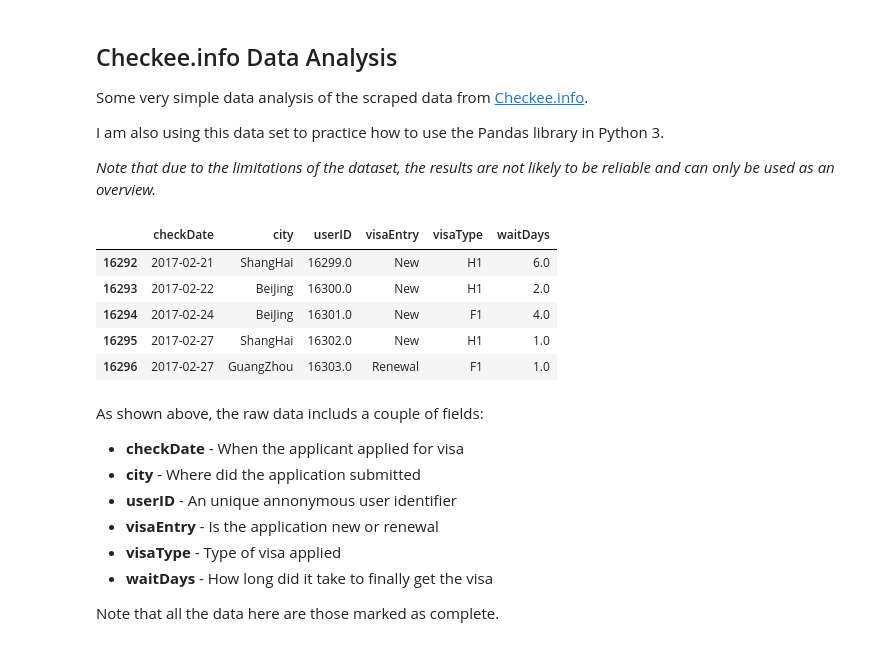
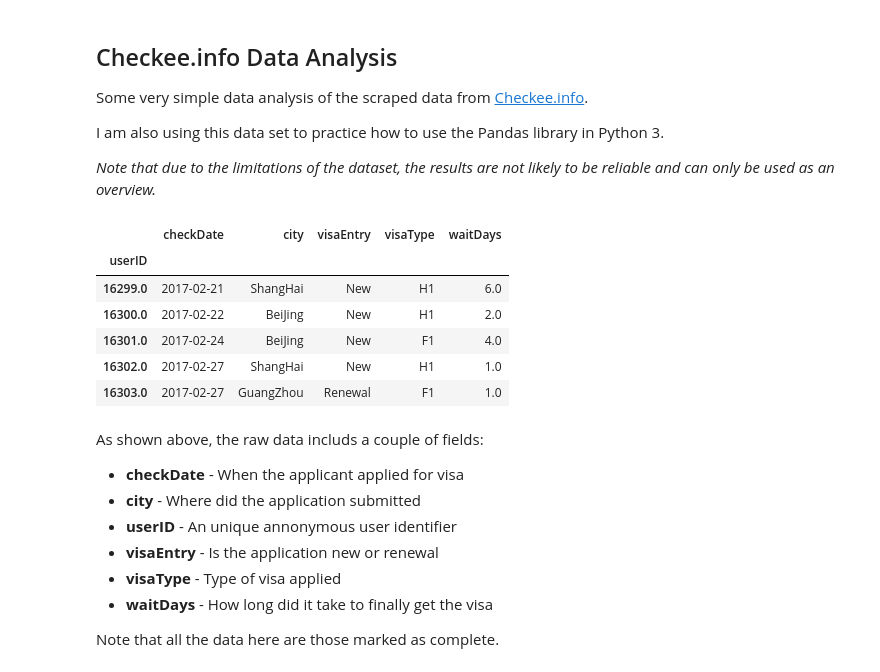
Before and after one commit to chenchen2015/CheckeeInfo-Scraper, a Jupyter notebook: CheckeeInfo-DataAnalysis.ipynb, the cells around one changed output. Saved outputs shown, nothing was run; the diff lists cells and outputs as text; code cells hidden in the pictures.

```diff
--- a/CheckeeInfo-DataAnalysis.ipynb
+++ b/CheckeeInfo-DataAnalysis.ipynb
@@ -35,31 +41,32 @@ waitDays = booksheet.col_values(9,startRow)
 # So here I need to convert xldate into datetime type
 dateNum = booksheet.col_values(7,startRow)
 checkDate = []
-for _,item in enumerate(dateNum):
+for item in dateNum:
     checkDate.append(xldate_as_datetime(item,0))
 # %%
 # Assemble all the data into a Pandas.DataFrame object
 df = pd.DataFrame({
         'userID'    : pd.Series(userID),
         'visaType'  : pd.Categorical(visaType),
         'visaEntry' : pd.Categorical(visaEntry),
         'city'      : pd.Categorical(city),
         'checkDate' : checkDate,
         'waitDays'  : pd.Series(waitDays)
         })
 
-# Use [userID, checkDate] pair as the index
-df.set_index(['userID','checkDate'])
+# Use userID as the index
+df = df.set_index('userID')
 
 # Show raw data
 df.tail()
 # %% [output]
-|  | checkDate | city | userID | visaEntry | visaType | waitDays |
-| 16292 | 2017-02-21 | ShangHai | 16299.0 | New | H1 | 6.0 |
-| 16293 | 2017-02-22 | BeiJing | 16300.0 | New | H1 | 2.0 |
-| 16294 | 2017-02-24 | BeiJing | 16301.0 | New | F1 | 4.0 |
-| 16295 | 2017-02-27 | ShangHai | 16302.0 | New | H1 | 1.0 |
-| 16296 | 2017-02-27 | GuangZhou | 16303.0 | Renewal | F1 | 1.0 |
+|  | checkDate | city | visaEntry | visaType | waitDays |
+| userID |  |  |  |  |  |
+| 16299.0 | 2017-02-21 | ShangHai | New | H1 | 6.0 |
+| 16300.0 | 2017-02-22 | BeiJing | New | H1 | 2.0 |
+| 16301.0 | 2017-02-24 | BeiJing | New | F1 | 4.0 |
+| 16302.0 | 2017-02-27 | ShangHai | New | H1 | 1.0 |
+| 16303.0 | 2017-02-27 | GuangZhou | Renewal | F1 | 1.0 |
 # %% [markdown]
 As shown above, the raw data includs a couple of fields:
 - **checkDate** - When the applicant applied for visa
```
Also changed, not shown: parts of 5 cells of this notebook.
